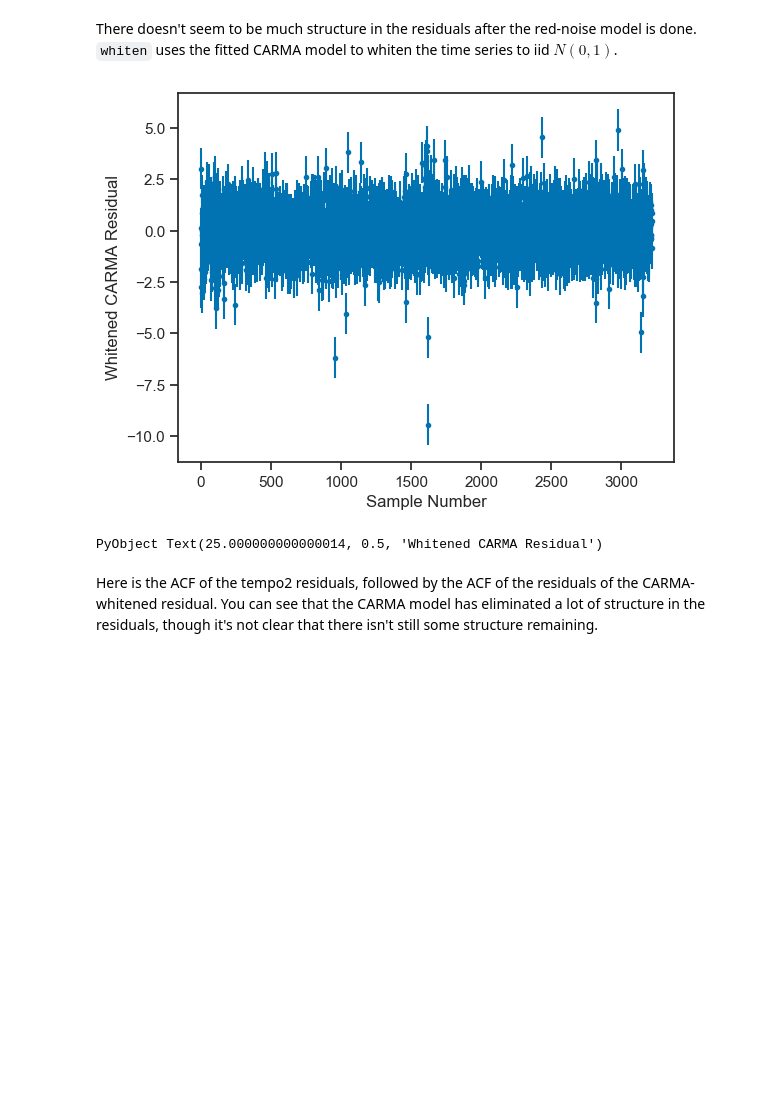
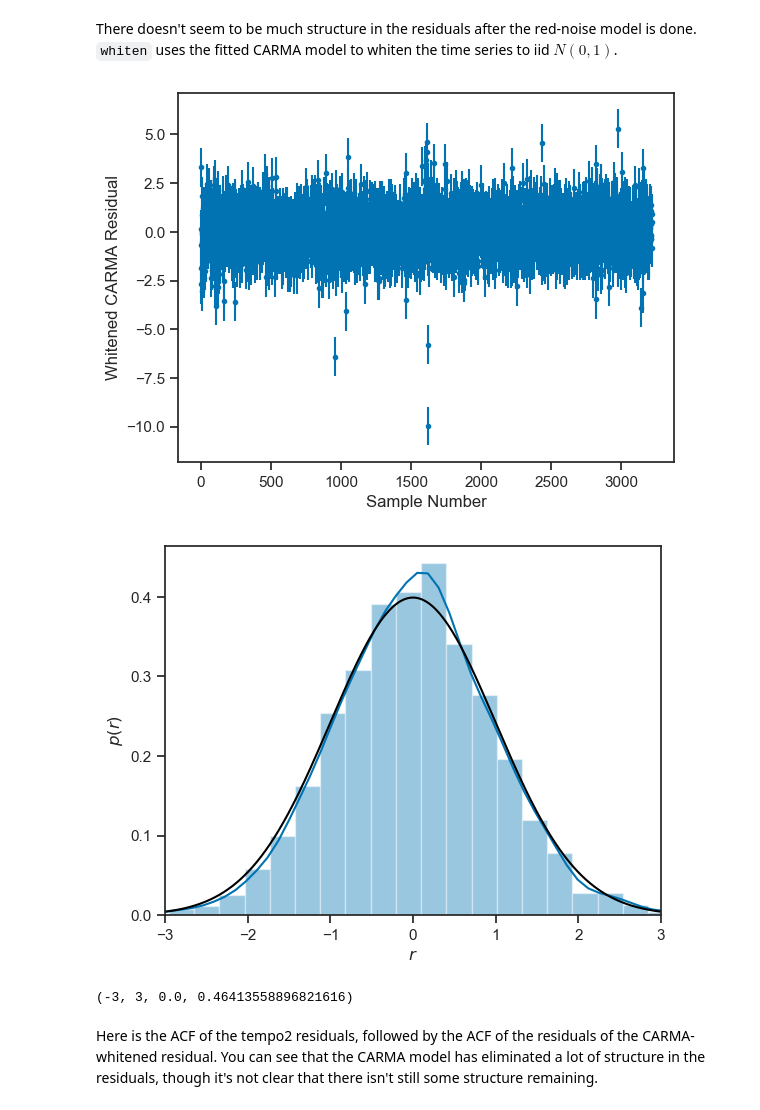
Before and after one commit to farr/PulsarNoise, a Jupyter notebook: J1713.ipynb, the cells around one changed output. Drawn from its saved outputs; the diff is of its cells as text; code cells hidden in the pictures; blank space fills up the shorter version.

```diff
--- a/J1713.ipynb
+++ b/J1713.ipynb
@@ -50,0 +34,2 @@ errorbar(ts, rs, drs, fmt=".")
+# %%
+ts, rs, drs = read_tempo2_residuals("DR2/release/VersionA/J1713+0747/residuals.dat");
@@ -96,12 +90,21 @@ There doesn't seem to be much structure in the residuals after the red-noise mod
 # %%
 j = rand(1:size(ps,2))
 wr = Kalman.whiten(post, ps[:,j])
-errorbar(collect(1:size(resid,1)), wr, ones(length(wr)), fmt=".")
+errorbar(collect(1:size(wr,1)), wr, ones(length(wr)), fmt=".")
 xlabel("Sample Number")
 ylabel("Whitened CARMA Residual")
+
+figure()
+sns.distplot(wr)
+xs = collect(range(-3, stop=3, length=1024))
+plot(xs, 1/sqrt(2*pi)*exp.(-0.5*xs.*xs), color="k")
+xlabel(L"$r$")
+ylabel(L"$p(r)$")
+axis(xmin=-3, xmax=3)
 # %% [output]
-[figure, old version]
+[figure, new version]
+[figure, added]
-PyObject Text(25.000000000000014, 0.5, 'Whitened CARMA Residual')
+(-3, 3, 0.0, 0.46413558896821616)
 # %% [markdown]
 Here is the ACF of the tempo2 residuals, followed by the ACF of the residuals of the CARMA-whitened residual.  You can see that the CARMA model has eliminated a lot of structure in the residuals, though it's not clear that there isn't still some structure remaining.
 # %%
```
Also changed, not shown: parts of 8 cells of this notebook, 6 other files.
